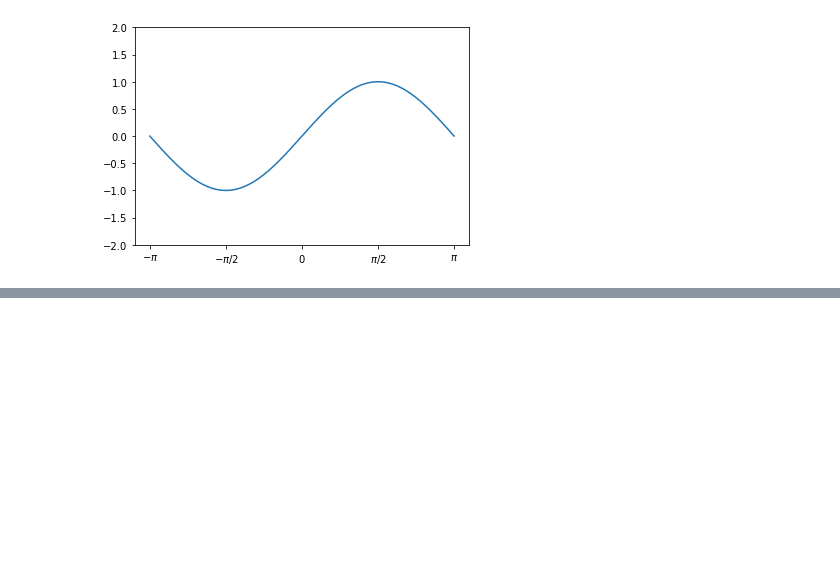
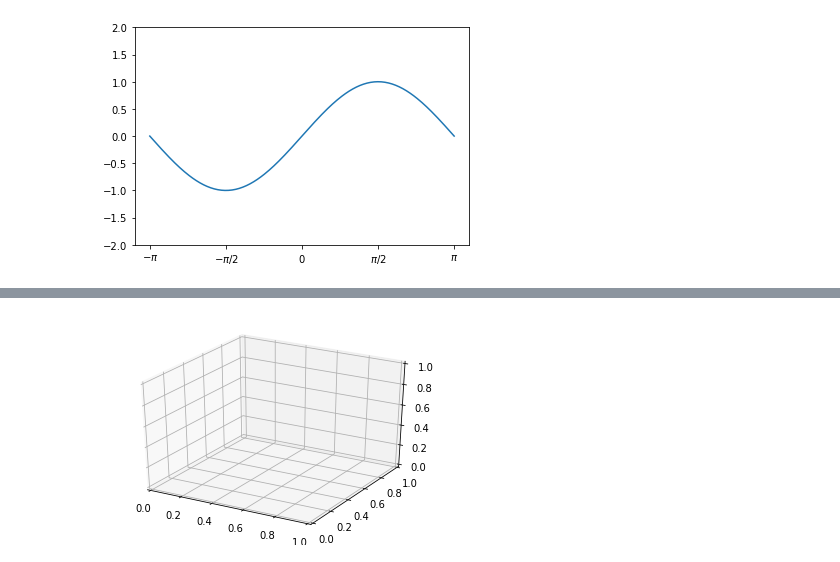
Before and after one commit to IvanDavid12/graficas_python, a Jupyter notebook: graficas_python.ipynb, the cells around one changed output, grey strips where cells are left out. Saved outputs shown, nothing was run; the diff lists cells and outputs as text; code cells hidden in the pictures; blank space fills up the shorter version.

```diff
--- a/graficas_python.ipynb
+++ b/graficas_python.ipynb
@@ -71,0 +132,7 @@ show()
+# %%
+
+fig = plt.figure()
+ax1 = fig.add_subplot(111,projection='3d')
+plt.show()
+# %% [output]
+[figure, added]
```
Also changed, not shown: parts of 10 cells of this notebook.
